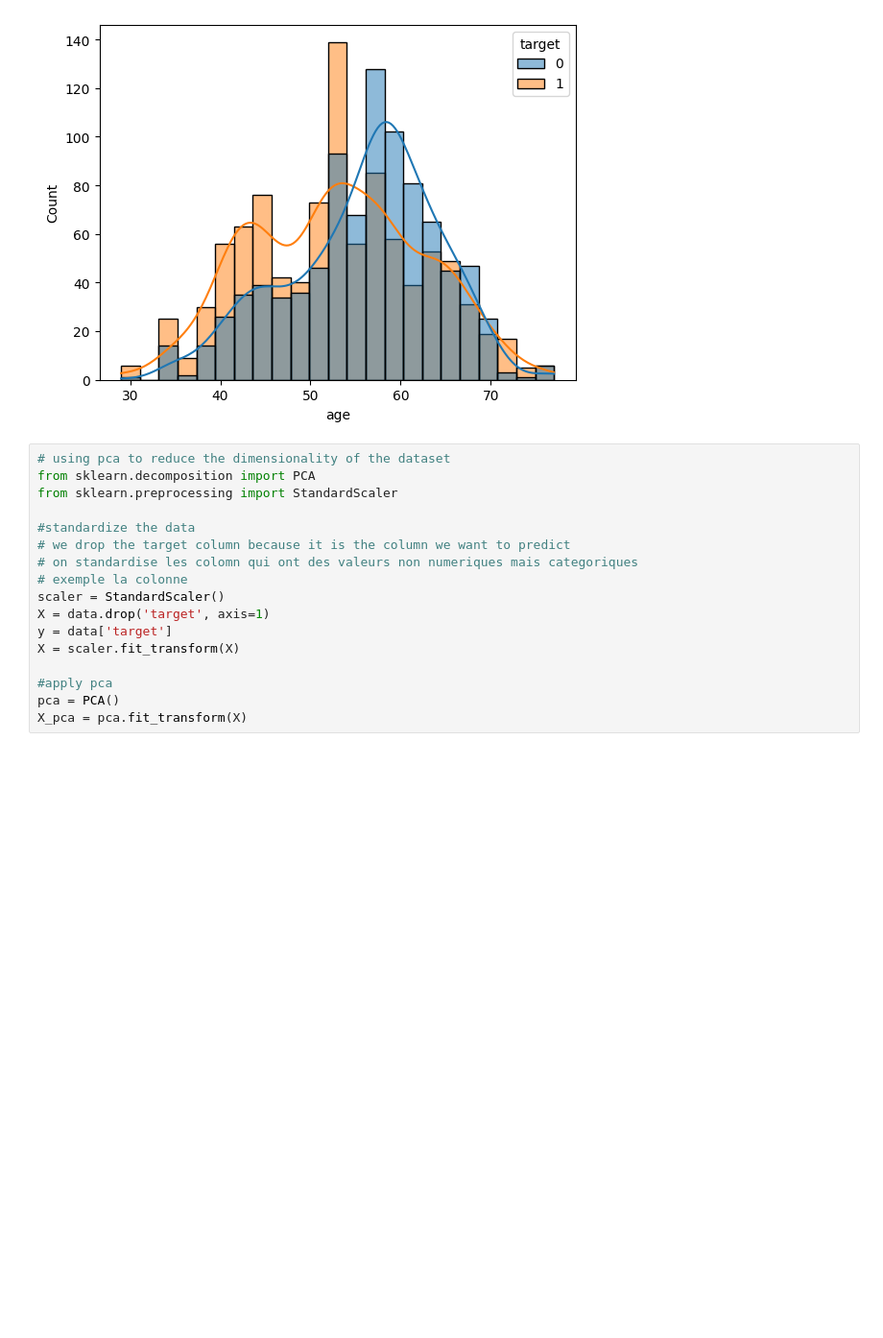
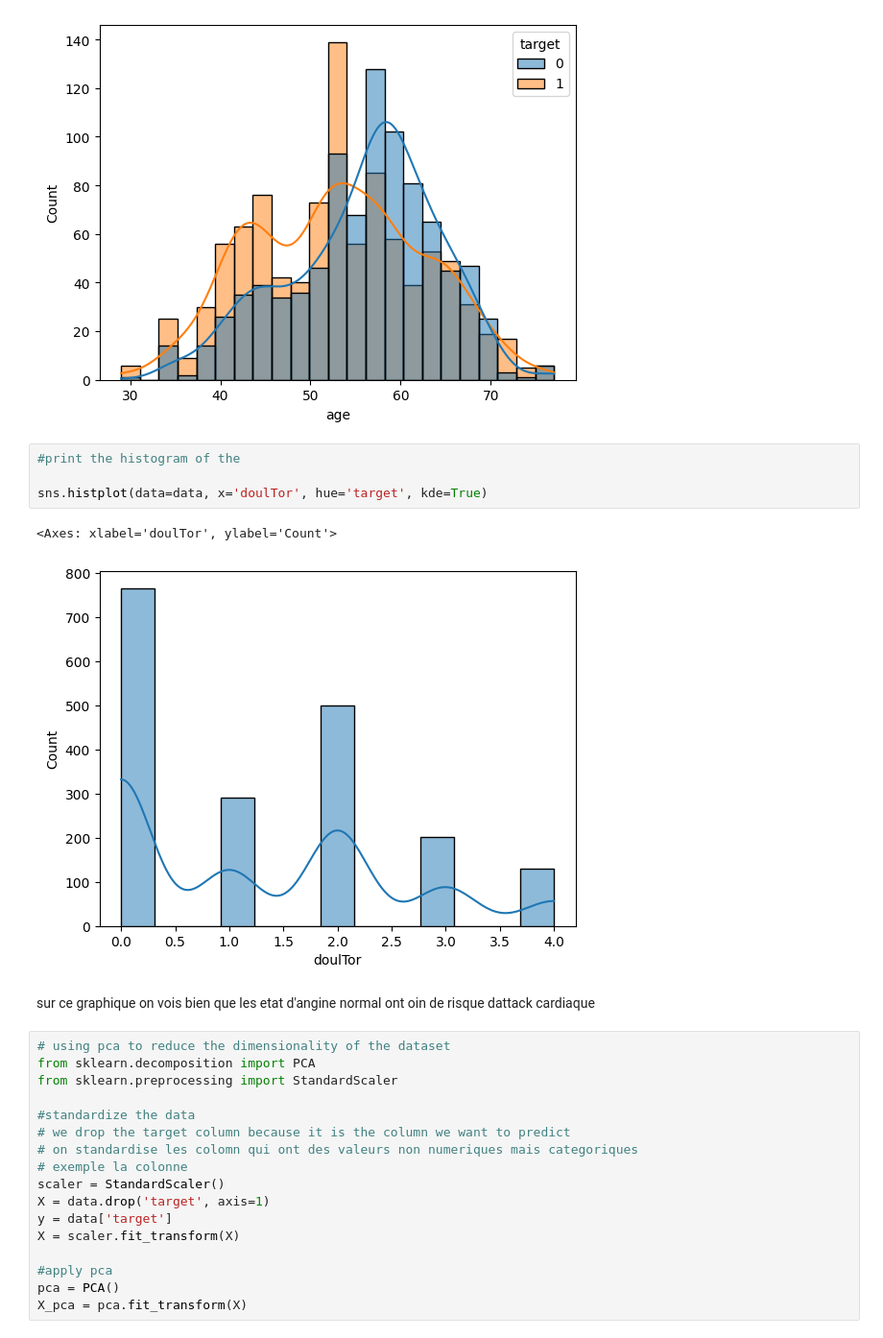
Before and after one commit to youcef-2001/Principal-Component-Analysis, a Jupyter notebook: pca_for_hart_atck_risk.ipynb, the cells around one changed output. Shown at 96% size. Cells and saved outputs as stored; diff of their text form; blank space fills up the shorter version.

```diff
--- a/pca_for_hart_atck_risk.ipynb
+++ b/pca_for_hart_atck_risk.ipynb
@@ -60,6 +62,15 @@ sns.histplot(data=data, x='age', hue='target', kde=True)
 # %% [output]
 <Axes: xlabel='age', ylabel='Count'>
 [figure]
+# %%
+#print the histogram of the
+
+sns.histplot(data=data, x='doulTor', hue='target', kde=True)
+# %% [output]
+<Axes: xlabel='doulTor', ylabel='Count'>
+[figure, added]
+# %% [markdown]
+sur ce graphique on vois bien que les etat d'angine normal ont  oin de risque dattack cardiaque
 # %%
 # using pca to reduce the dimensionality of the dataset
 from sklearn.decomposition import PCA
```
Also changed, not shown: parts of 9 cells of this notebook, 2 other files.
